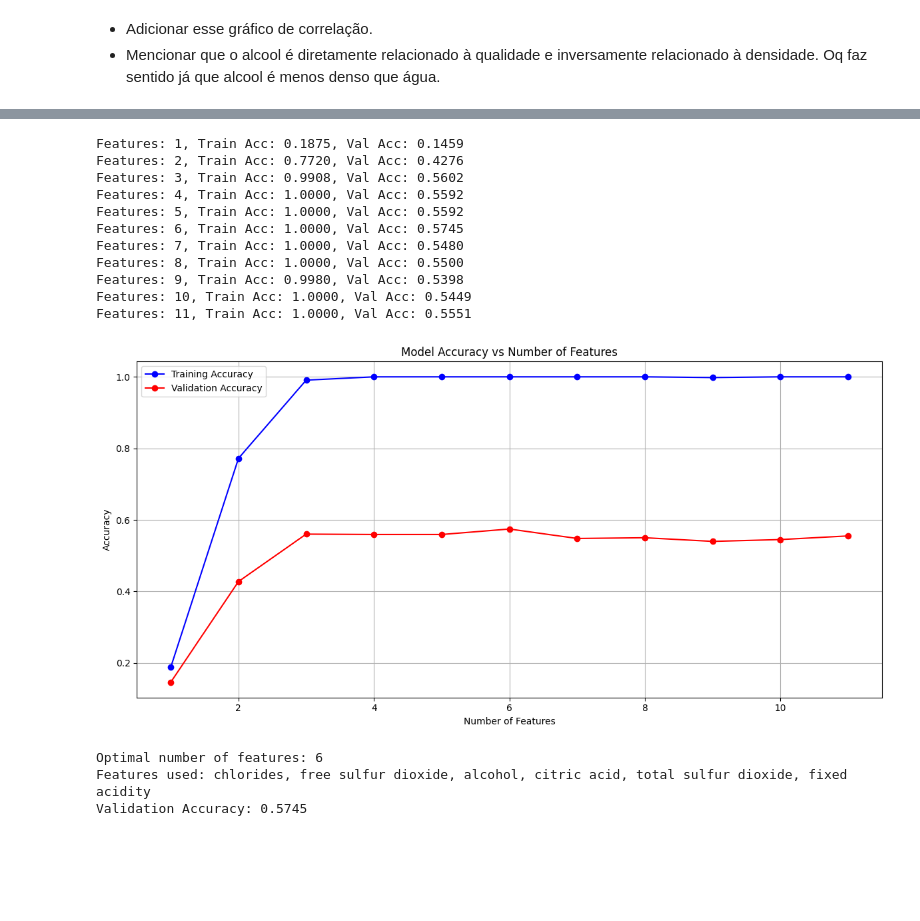
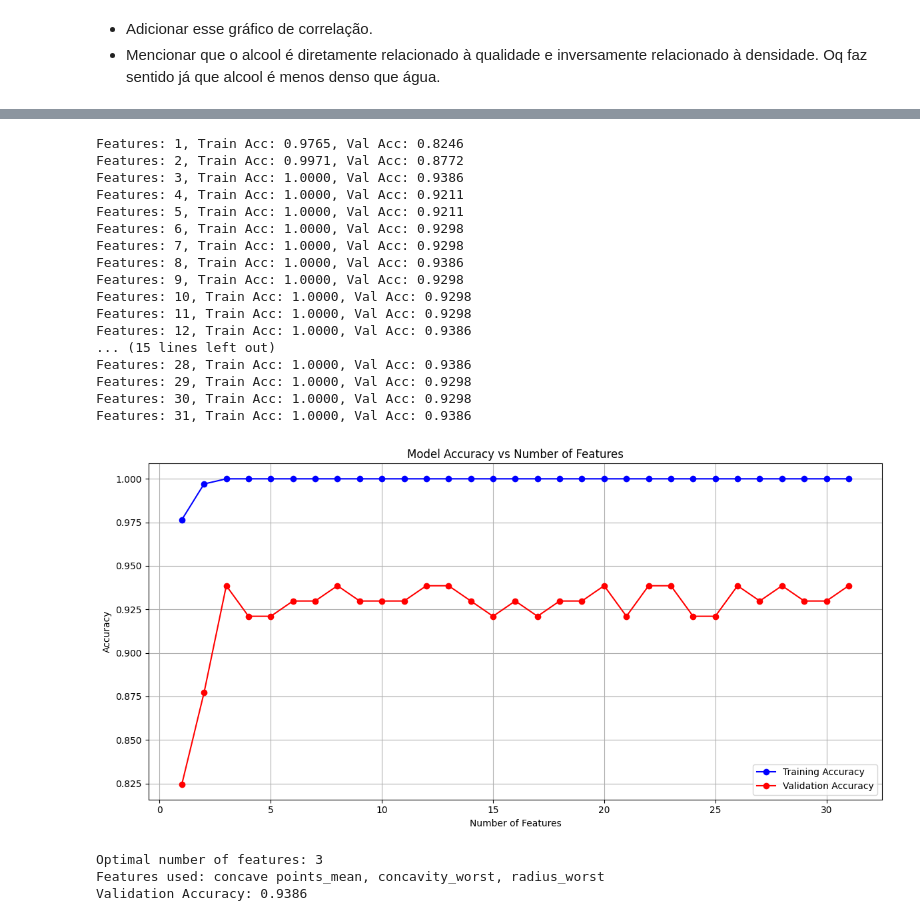
Before and after one commit to dfantonio/UFRGS-ELE401, a Jupyter notebook: projeto1-wine_dataset/modelagem.ipynb, the cells around one changed output, grey strips where cells are left out. Saved outputs shown, nothing was run; the diff lists cells and outputs as text; code cells hidden in the pictures; blank space fills up the shorter version.

```diff
--- a/projeto1-wine_dataset/modelagem.ipynb
+++ b/projeto1-wine_dataset/modelagem.ipynb
@@ -5,6 +5,7 @@ import numpy as np
 # Visualização
 import matplotlib.pyplot as plt
 import seaborn as sns
+from sklearn import datasets
 
 # Machine Learning
 from sklearn.model_selection import train_test_split, cross_val_score, KFold
@@ -26,7 +27,8 @@ import sys
 RANDOM_STATE = 2  # ou qualquer outro número
 
 # Carregar o dataset
-dataset = pd.read_csv("./winequality-white.csv", sep=";")
+dataset = pd.read_csv("./breast+cancer+wisconsin+diagnostic.csv", sep=",")
+# dataset = datasets.load_iris(as_frame=True).frame
 
 # Informações gerais
 print("\nInformações gerais do dataset:")
@@ -34,16 +36,16 @@ dataset.info()
 
 # Contabiliza numero de amostras por classe
 print("\nContabilização de amostras por classe:")
-print(dataset['quality'].value_counts())
+print(dataset['diagnosis'].value_counts())
 
 # Estatísticas descritivas
 print("\nEstatísticas descritivas:")
 display(dataset.describe())
-# Análise da distribuição da variável alvo (quality)
+# Análise da distribuição da variável alvo (diagnosis)
 plt.figure(figsize=(10, 6))
-sns.countplot(x='quality', data=dataset)
-plt.title('Distribuição da Qualidade do Vinho')
-plt.xlabel('Qualidade')
+sns.countplot(x='diagnosis', data=dataset)
+plt.title('Distribuição do Diagnóstico')
+plt.xlabel('Diagnóstico')
 plt.ylabel('Contagem')
 plt.savefig('/output/quality_distribution.png')
 plt.show()
@@ -79,14 +82,17 @@ Estatísticas descritivas:
 - Adicionar esse gráfico de correlação.
 - Mencionar que o alcool é diretamente relacionado à qualidade e inversamente relacionado à densidade. Oq faz sentido já que alcool é menos denso que água.
 # %%
-# TODO:NÃO ESTOU NORMALIZANDO OS DADOS AQUI
+from sklearn.preprocessing import StandardScaler
 
-from sklearn.preprocessing import StandardScaler
-from sklearn.preprocessing import PowerTransformer
+# Remove columns with all NaN values
+X = dataset.drop(['diagnosis'], axis=1)
+X = X.dropna(axis=1, how='all')
 
-# Definir features e target
-X = dataset.drop('quality', axis=1)
-y = dataset['quality']
+# Optionally, drop rows with any NaN values (or use fillna if you prefer)
+X = X.dropna(axis=0, how='any')
+
+# Align y with the cleaned X
+y = dataset.loc[X.index, 'diagnosis']
 
 # Normalização dos dados
 scaler = StandardScaler()
@@ -250,7 +239,7 @@ dt_grid_search = GridSearchCV(
     param_grid=param_grid,
     cv=stratified_cv,
     scoring=['accuracy', 'balanced_accuracy', 'f1_weighted'],
-    refit='f1_weighted',  # Choose which metric to use for selecting best model,
+    refit='accuracy',  # usa a taxa de acerto como métrica para o melhor modelo,
     n_jobs=-1  # Usar todos os cores disponíveis
 )
 
@@ -347,48 +336,54 @@ for i in range(1, len(ordered_features) + 1):
 results_df = pd.DataFrame({
     'Number of Features': num_features_list,
     'Training Accuracy': train_accuracy_list,
     'Validation Accuracy': val_accuracy_list,
     'Features Used': feature_sets
 })
 
 # Plot the results
 plt.figure(figsize=(12, 6))
 plt.plot(num_features_list, train_accuracy_list, 'b-o', label='Training Accuracy')
 plt.plot(num_features_list, val_accuracy_list, 'r-o', label='Validation Accuracy')
 plt.xlabel('Number of Features')
 plt.ylabel('Accuracy')
 plt.title('Model Accuracy vs Number of Features')
 plt.grid(True)
 plt.legend()
 plt.tight_layout()
 plt.show()
 
 # Find the optimal number of features (highest validation accuracy)
 optimal_idx = val_accuracy_list.index(max(val_accuracy_list))
 optimal_features = num_features_list[optimal_idx]
 print(f"\nOptimal number of features: {optimal_features}")
 print(f"Features used: {feature_sets[optimal_idx]}")
 print(f"Validation Accuracy: {val_accuracy_list[optimal_idx]:.4f}")
 
 # Show detailed results table
 display(results_df)
 
-# Define o número de features ótimas como 6 pois houve pouca queda na taxa de acerto
-optimal_features = 6
+# Define o número de features ótimas como 3 pois houve pouca queda na taxa de acerto
+optimal_features = 30
 # %% [output]
-Features: 1, Train Acc: 0.1875, Val Acc: 0.1459
-Features: 2, Train Acc: 0.7720, Val Acc: 0.4276
-Features: 3, Train Acc: 0.9908, Val Acc: 0.5602
-Features: 4, Train Acc: 1.0000, Val Acc: 0.5592
-Features: 5, Train Acc: 1.0000, Val Acc: 0.5592
-Features: 6, Train Acc: 1.0000, Val Acc: 0.5745
-Features: 7, Train Acc: 1.0000, Val Acc: 0.5480
-Features: 8, Train Acc: 1.0000, Val Acc: 0.5500
-Features: 9, Train Acc: 0.9980, Val Acc: 0.5398
-Features: 10, Train Acc: 1.0000, Val Acc: 0.5449
-Features: 11, Train Acc: 1.0000, Val Acc: 0.5551
+Features: 1, Train Acc: 0.9765, Val Acc: 0.8246
+Features: 2, Train Acc: 0.9971, Val Acc: 0.8772
+Features: 3, Train Acc: 1.0000, Val Acc: 0.9386
+Features: 4, Train Acc: 1.0000, Val Acc: 0.9211
+Features: 5, Train Acc: 1.0000, Val Acc: 0.9211
+Features: 6, Train Acc: 1.0000, Val Acc: 0.9298
+Features: 7, Train Acc: 1.0000, Val Acc: 0.9298
+Features: 8, Train Acc: 1.0000, Val Acc: 0.9386
+Features: 9, Train Acc: 1.0000, Val Acc: 0.9298
+Features: 10, Train Acc: 1.0000, Val Acc: 0.9298
+Features: 11, Train Acc: 1.0000, Val Acc: 0.9298
+Features: 12, Train Acc: 1.0000, Val Acc: 0.9386
+... (15 lines left out)
+Features: 28, Train Acc: 1.0000, Val Acc: 0.9386
+Features: 29, Train Acc: 1.0000, Val Acc: 0.9298
+Features: 30, Train Acc: 1.0000, Val Acc: 0.9298
+Features: 31, Train Acc: 1.0000, Val Acc: 0.9386
-[figure, old version]
+[figure, new version]
-Optimal number of features: 6
-Features used: chlorides, free sulfur dioxide, alcohol, citric acid, total sulfur dioxide, fixed acidity
-Validation Accuracy: 0.5745
+Optimal number of features: 3
+Features used: concave points_mean, concavity_worst, radius_worst
+Validation Accuracy: 0.9386
 |  | Number of Features | Training Accuracy | Validation Accuracy | Features Used |
```
Also changed, not shown: parts of 15 cells of this notebook, 5 other files.
